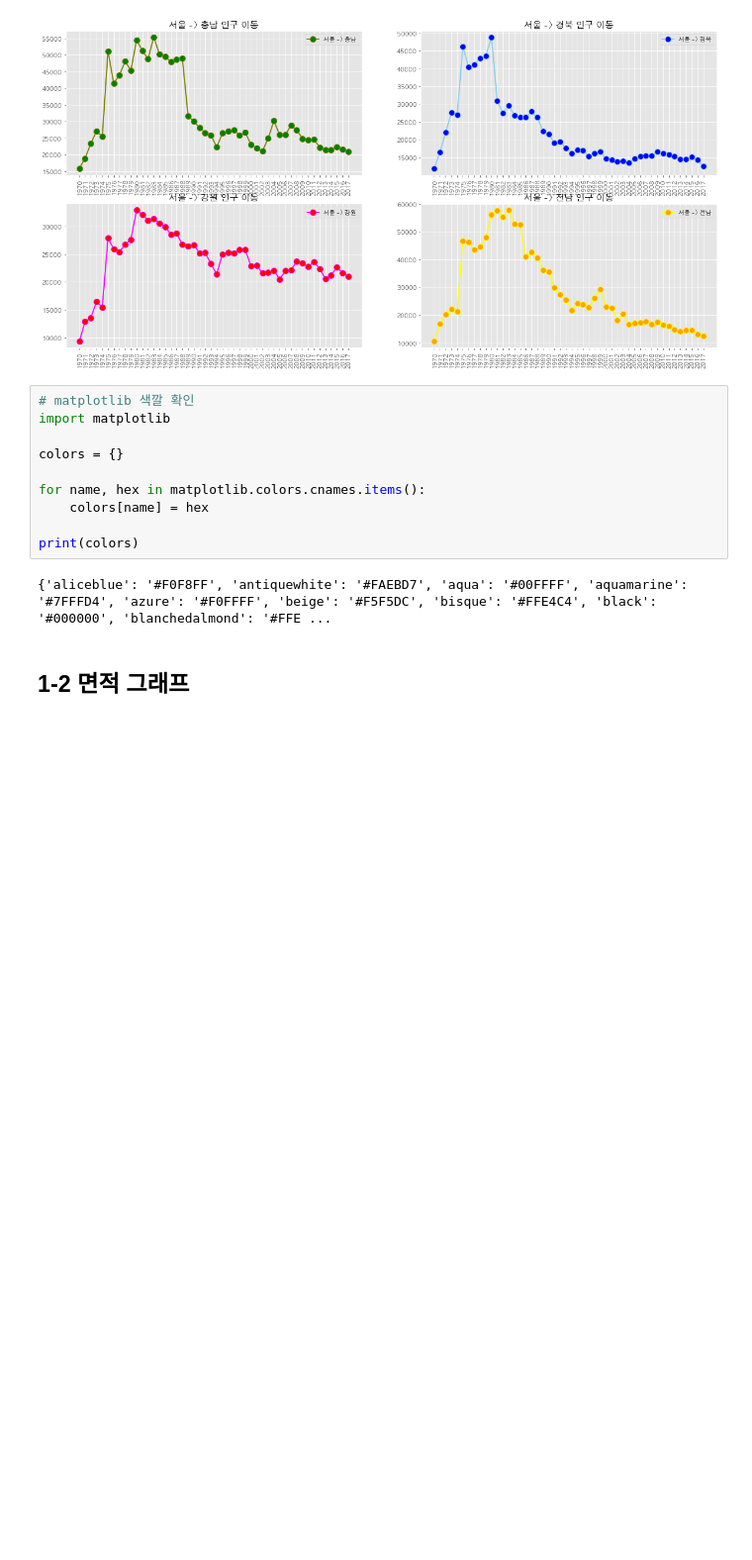
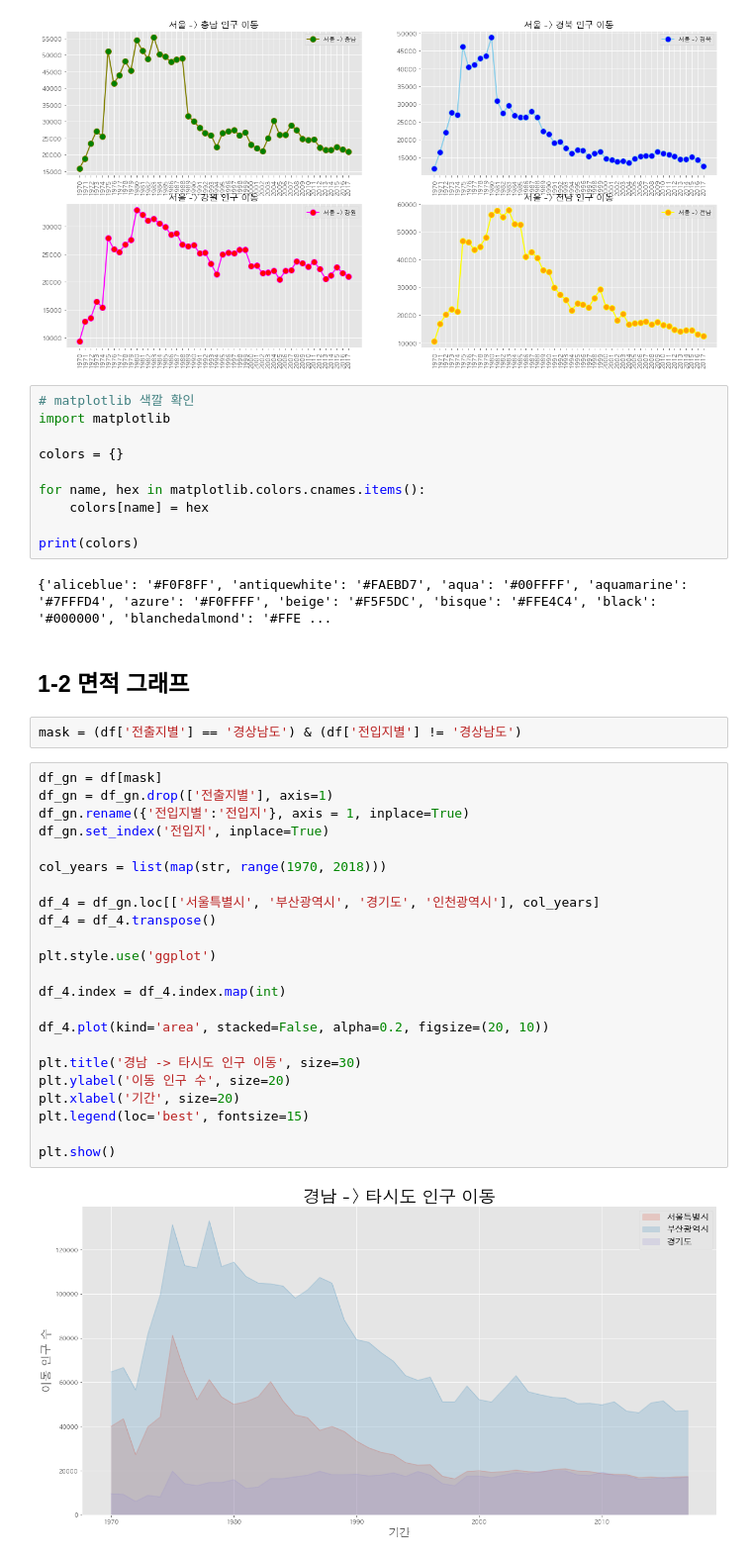
Before and after one commit to harryyang1982/pandas_data_analysis, a Jupyter notebook: part4_visualization.ipynb, the cells around one changed output. Shown at 99% size. Drawn from its saved outputs; the diff is of its cells as text; blank space fills up the shorter version.

Commit message:
area plot

```diff
--- a/part4_visualization.ipynb
+++ b/part4_visualization.ipynb
@@ -455,3 +455,30 @@ print(colors)
 {'aliceblue': '#F0F8FF', 'antiquewhite': '#FAEBD7', 'aqua': '#00FFFF', 'aquamarine': '#7FFFD4', 'azure': '#F0FFFF', 'beige': '#F5F5DC', 'bisque': '#FFE4C4', 'black': '#000000', 'blanchedalmond': '#FFE ...
 # %% [markdown]
 ## 1-2 면적 그래프
+# %%
+mask = (df['전출지별'] == '경상남도') & (df['전입지별'] != '경상남도')
+# %%
+df_gn = df[mask]
+df_gn = df_gn.drop(['전출지별'], axis=1)
+df_gn.rename({'전입지별':'전입지'}, axis = 1, inplace=True)
+df_gn.set_index('전입지', inplace=True)
+
+col_years = list(map(str, range(1970, 2018)))
+
+df_4 = df_gn.loc[['서울특별시', '부산광역시', '경기도', '인천광역시'], col_years]
+df_4 = df_4.transpose()
+
+plt.style.use('ggplot')
+
+df_4.index = df_4.index.map(int)
+
+df_4.plot(kind='area', stacked=False, alpha=0.2, figsize=(20, 10))
+
+plt.title('경남 -> 타시도 인구 이동', size=30)
+plt.ylabel('이동 인구 수', size=20)
+plt.xlabel('기간', size=20)
+plt.legend(loc='best', fontsize=15)
+
+plt.show()
+# %% [output]
+[figure, added]
```
Also changed, not shown: parts of 3 cells of this notebook.
